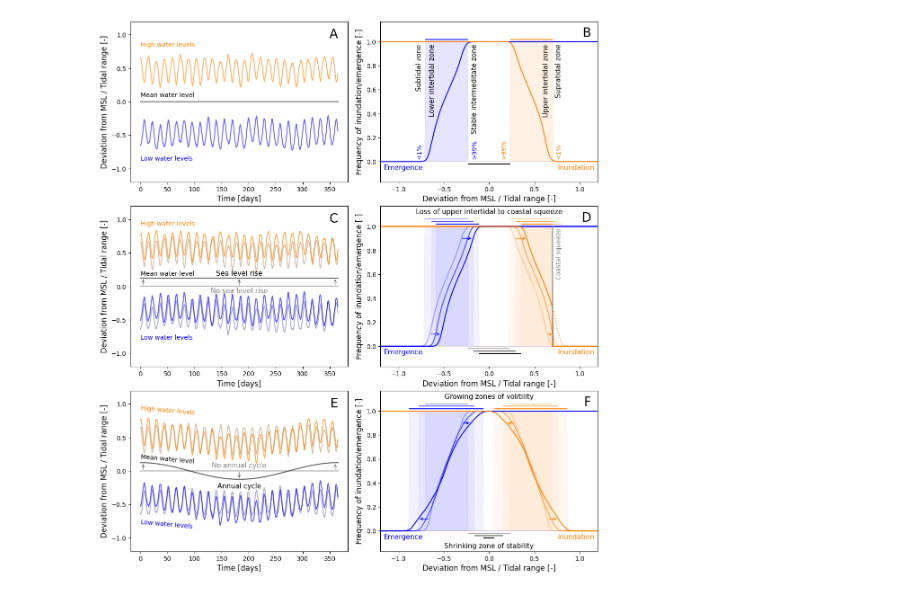
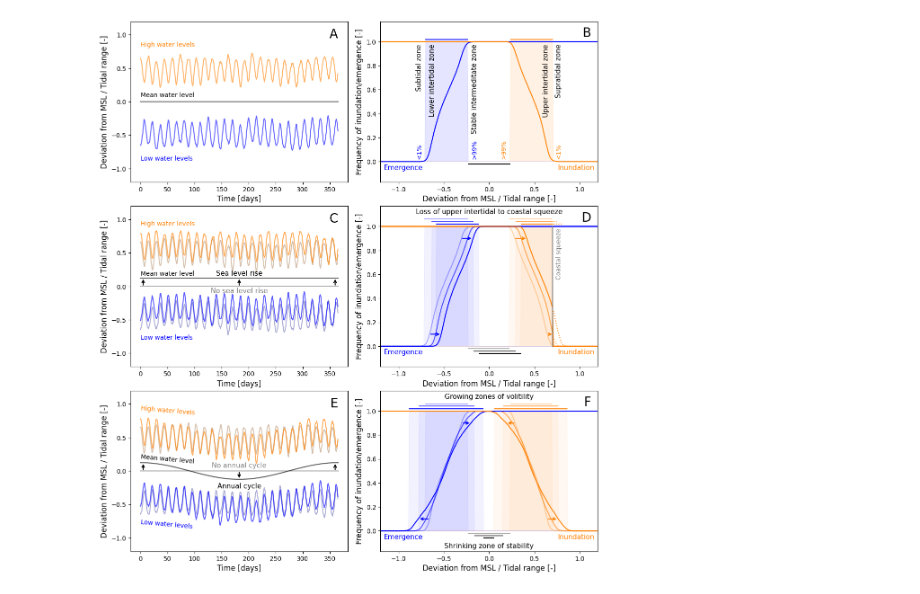
Before and after one commit to Timh37/aslc_intertidal, a Jupyter notebook: src/figure_1/figure_1.ipynb, the cells around one changed output. Cells and saved outputs as stored; diff of their text form; code cells hidden in the pictures.

```diff
--- a/src/figure_1/figure_1.ipynb
+++ b/src/figure_1/figure_1.ipynb
@@ -97,17 +97,17 @@ def figure_1c(ax):
     ax.annotate('',
                 xy = (5, mean_waterlevel_1[closest_to(time/24, 5)]),
                 xytext = (5, mean_waterlevel_0[closest_to(time/24, 5)]),
-                arrowprops=dict(arrowstyle='->', color='black', lw = 1, alpha = 0.5))
+                arrowprops=dict(arrowstyle='->', color='black', lw = 1.5, alpha = 1))
 
     ax.annotate('',
                 xy = (365/2, mean_waterlevel_1[closest_to(time/24, 365/2)]),
                 xytext = (365/2, mean_waterlevel_0[closest_to(time/24, 365/2)]),
-                arrowprops=dict(arrowstyle='->', color='black', lw = 1, alpha = 0.5))
+                arrowprops=dict(arrowstyle='->', color='black', lw = 1.5, alpha = 1))
 
     ax.annotate('',
                 xy = (360, mean_waterlevel_1[closest_to(time/24, 360)]),
                 xytext = (360, mean_waterlevel_0[closest_to(time/24, 360)]),
-                arrowprops=dict(arrowstyle='->', color='black', lw = 1, alpha = 0.5))
+                arrowprops=dict(arrowstyle='->', color='black', lw = 1.5, alpha = 1))
 
     ax.text(x = 365/2, y = -0.07, s = 'No sea level rise',  color = [0,0,0,0.5], fontsize = 11, horizontalalignment = 'center', verticalalignment = 'center')
     ax.text(x = 365/2, y =  0.19, s = 'Sea level rise',  color = [0,0,0,1], fontsize = 11, horizontalalignment = 'center', verticalalignment = 'center')
@@ -189,19 +189,19 @@ def figure_1d(ax):
     ax.annotate('',
                 xy =     (elevation[closest_to(inundation_freq_2_squeeze, 0.9)], 0.9),
                 xytext = (elevation[closest_to(inundation_freq_0, 0.9)], 0.9),
-                arrowprops=dict(arrowstyle='->', color=[1,0.5,0,1], lw = 1))
+                arrowprops=dict(arrowstyle='->', color=[1,0.5,0,1], lw = 1.5))
     ax.annotate('',
                 xy =     (elevation[closest_to(inundation_freq_2_squeeze, 0.1)], 0.1),
                 xytext = (elevation[closest_to(inundation_freq_0, 0.1)], 0.1),
-                arrowprops=dict(arrowstyle='->', color=[1,0.5,0,1], lw = 1))
+                arrowprops=dict(arrowstyle='->', color=[1,0.5,0,1], lw = 1.5))
     ax.annotate('',
                 xy =     (elevation[closest_to(emergence_freq_2, 0.9)], 0.9),
                 xytext = (elevation[closest_to(emergence_freq_0, 0.9)], 0.9),
-                arrowprops=dict(arrowstyle='->', color = [0,0,1,1], lw = 1))
+                arrowprops=dict(arrowstyle='->', color = [0,0,1,1], lw = 1.5))
     ax.annotate('',
                 xy =     (elevation[closest_to(emergence_freq_2, 0.1)], 0.1),
                 xytext = (elevation[closest_to(emergence_freq_0, 0.1)], 0.1),
-                arrowprops=dict(arrowstyle='->', color = [0,0,1,1], lw = 1))
+                arrowprops=dict(arrowstyle='->', color = [0,0,1,1], lw = 1.5))
     # Draw emergence/inundation frequency curves
     ax.plot(elevation, emergence_freq_0, color = [0,0,1,0.33])
     ax.plot(elevation, inundation_freq_0, color = [1,0.5,0,0.33])
@@ -245,17 +245,17 @@ def figure_1e(ax):
     ax.annotate('',
                 xy = (365/2, mean_waterlevel[closest_to(time/24, 365/2)]),
                 xytext = (365/2, 0),
-                arrowprops=dict(arrowstyle='->', color = [0,0,0,1], lw = 1, alpha = 0.5))
+                arrowprops=dict(arrowstyle='->', color = [0,0,0,1], lw = 1.5, alpha = 1))
 
     ax.annotate('',
                 xy = (5, mean_waterlevel[closest_to(time/24, 5)]),
                 xytext = (5, 0),
-                arrowprops=dict(arrowstyle='->', color = [0,0,0,1], lw = 1, alpha = 0.5))
+                arrowprops=dict(arrowstyle='->', color = [0,0,0,1], lw = 1.5, alpha = 1))
 
     ax.annotate('',
                 xy = (360, mean_waterlevel[closest_to(time/24, 360)]),
                 xytext = (360, 0),
-                arrowprops=dict(arrowstyle='->', color = [0,0,0,0.66], lw = 1, alpha = 0.5))
+                arrowprops=dict(arrowstyle='->', color = [0,0,0,0.66], lw = 1.5, alpha = 1))
 
     ax.text(x = 365/2, y =  0.166/2, s = 'No annual cycle',  color = [0,0,0,0.5], fontsize = 11, horizontalalignment = 'center', verticalalignment = 'center')
     ax.text(x = 365/2, y = -0.23, s = 'Annual cycle',     color = [0,0,0,1], fontsize = 11, horizontalalignment = 'center', verticalalignment = 'center')
@@ -348,19 +348,19 @@ def figure_1f(ax):
     ax.annotate('',
                 xy =     (elevation[closest_to(inundation_freq_2, 0.9)], 0.9),
                 xytext = (elevation[closest_to(inundation_freq_0, 0.9)], 0.9),
-                arrowprops=dict(arrowstyle='->', color = [1,0.5,0,1], lw = 1))
+                arrowprops=dict(arrowstyle='->', color = [1,0.5,0,1], lw = 1.5))
     ax.annotate('',
                 xy =     (elevation[closest_to(inundation_freq_2, 0.1)], 0.1),
                 xytext = (elevation[closest_to(inundation_freq_0, 0.1)], 0.1),
-                arrowprops=dict(arrowstyle='->', color = [1,0.5,0,1], lw = 1))
+                arrowprops=dict(arrowstyle='->', color = [1,0.5,0,1], lw = 1.5))
     ax.annotate('',
                 xy =     (elevation[closest_to(emergence_freq_2, 0.9)], 0.9),
                 xytext = (elevation[closest_to(emergence_freq_0, 0.9)], 0.9),
-                arrowprops=dict(arrowstyle='->', color = [0,0,1,1], lw = 1))
+                arrowprops=dict(arrowstyle='->', color = [0,0,1,1], lw = 1.5))
     ax.annotate('',
                 xy =     (elevation[closest_to(emergence_freq_2, 0.1)], 0.1),
                 xytext = (elevation[closest_to(emergence_freq_0, 0.1)], 0.1),
-                arrowprops=dict(arrowstyle='->', color = [0,0,1,1], lw = 1))
+                arrowprops=dict(arrowstyle='->', color = [0,0,1,1], lw = 1.5))
 
     ax.plot(elevation, emergence_freq_0, color = [0,0,1,0.33])
     ax.plot(elevation, inundation_freq_0, color = [1,0.5,0,0.33])
@@ -374,31 +374,31 @@ def figure_1f(ax):
     ax.set_yticks(np.arange(0,1 + 0.2,0.2))
     ax.set_xlim(-2.4/2, 2.4/2)
 
 def figure_1_multipanel(path_png = None):
 
     np.random.seed(12345)
 
     fig = plt.figure(figsize=((6.4 + 0.3)*2,(4.8 + 0.3)*3))
     gs1 = fig.add_gridspec(3,2,hspace=.15, wspace=.15) #define subplot grid
 
     ax = fig.add_subplot(gs1[0,0])
     figure_1a(ax)
     ax = fig.add_subplot(gs1[0,1])
     figure_1b(ax)
     ax = fig.add_subplot(gs1[1,0])
     figure_1c(ax)
     ax = fig.add_subplot(gs1[1,1])
     figure_1d(ax)
     ax = fig.add_subplot(gs1[2,0])
     figure_1e(ax)
     ax = fig.add_subplot(gs1[2,1])
     figure_1f(ax)
 
     if path_png is not None:
         plt.savefig(path_png, dpi = 300, bbox_inches = "tight", pad_inches = 0.2)
     plt.show()
 
 figure_1_multipanel(path_png = './figures/figure_1/figure_1.png')
 # figure_1_multipanel(path_png = None)
 # %% [output]
-[figure, old version]
+[figure, new version]
```
Also changed, not shown: 3 other files.
